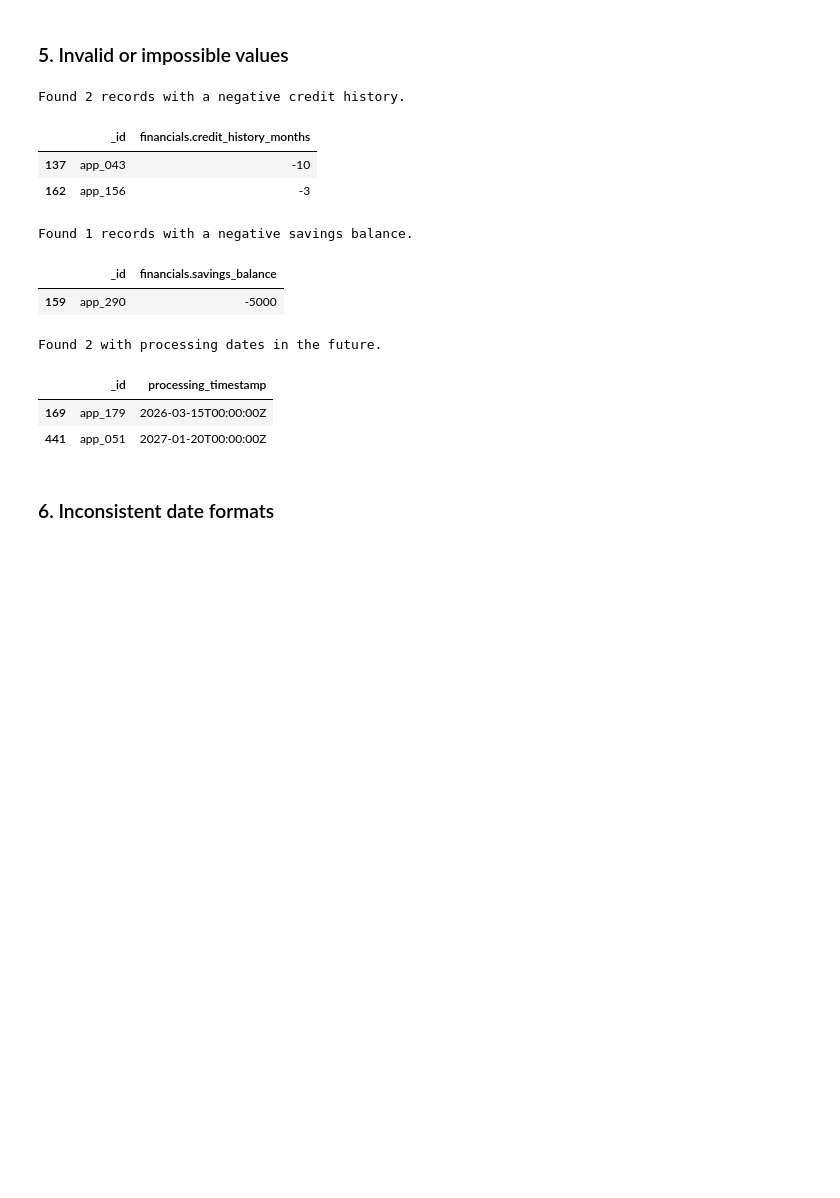
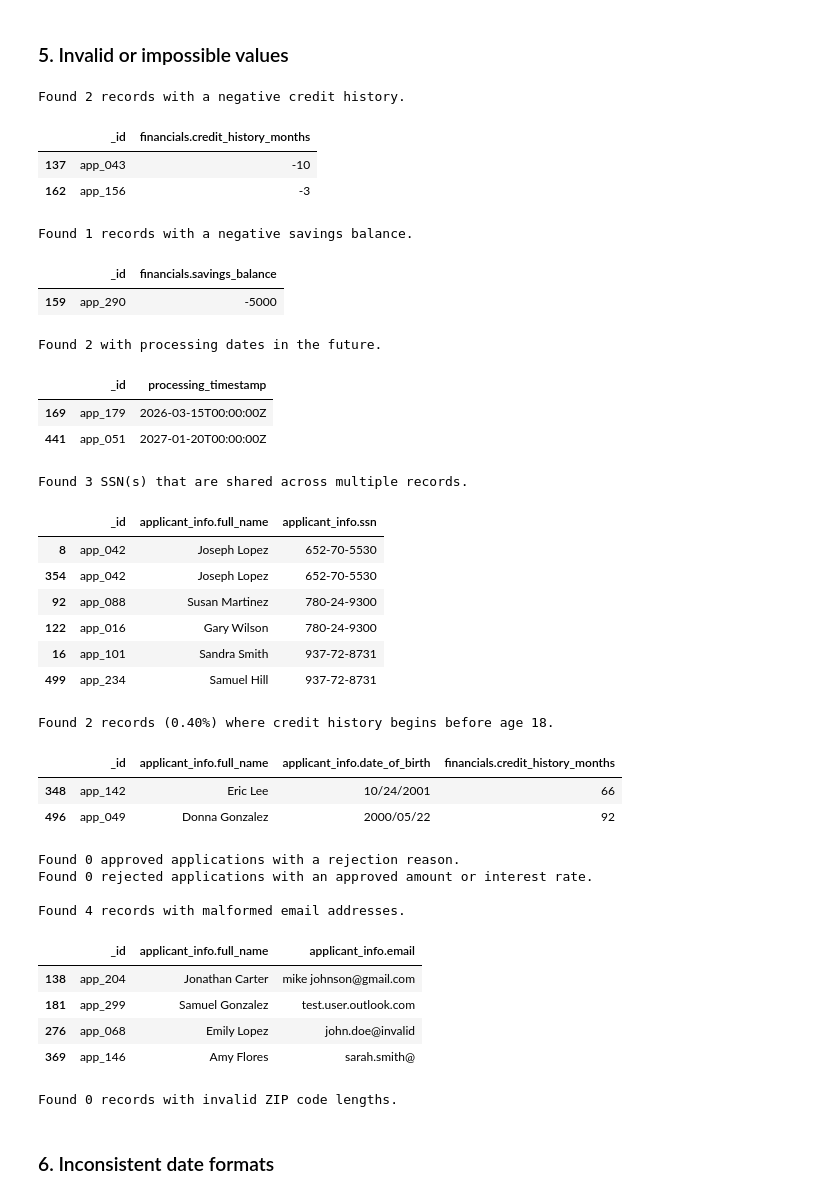
Before and after one commit to eveeichler/dego-project-team10, a Jupyter notebook: notebooks/01-data-quality.ipynb, the cells around one changed output. Drawn from its saved outputs; the diff is of its cells as text; code cells hidden in the pictures; blank space fills up the shorter version.

Commit message:
Refactor data quality notebook and clean credit applications CSV

```diff
--- a/notebooks/01-data-quality.ipynb
+++ b/notebooks/01-data-quality.ipynb
@@ -146,33 +146,109 @@ Name: count, dtype: int64
 negative_credit = df_clean[df_clean['financials.credit_history_months'] < 0]
 
 print(f"Found {len(negative_credit)} records with a negative credit history.")
 display(negative_credit[['_id', 'financials.credit_history_months']])
 
 # the savings balance cannot be negative
 negative_savings = df_clean[df_clean['financials.savings_balance'] < 0]
 
 print(f"Found {len(negative_savings)} records with a negative savings balance.")
 display(negative_savings[['_id', 'financials.savings_balance']])
 
 # the processing timestamp cannot be on the future
 parsed_timestamps = pd.to_datetime(df_clean['processing_timestamp'], errors='coerce')
 current_date = pd.Timestamp.now(tz='UTC')
 future_dates = df_clean[parsed_timestamps > current_date]
 
 print(f"Found {len(future_dates)} with processing dates in the future.")
 display(future_dates[['_id', 'processing_timestamp']])
+
+# the social security number should be an unique number for each entry/person
+ssn_counts = df_clean['applicant_info.ssn'].value_counts()
+duplicate_ssns = ssn_counts[ssn_counts > 1]
+
+if not duplicate_ssns.empty:
+    print(f"Found {len(duplicate_ssns)} SSN(s) that are shared across multiple records.")
+    shared_ssn_records = df_clean[df_clean['applicant_info.ssn'].isin(duplicate_ssns.index)]
+    display(shared_ssn_records[['_id', 'applicant_info.full_name', 'applicant_info.ssn']].sort_values(by='applicant_info.ssn'))
+
+# a person needs to be 18+ to ask for a credit
+dob_series = pd.to_datetime(df_clean['applicant_info.date_of_birth'], format='mixed', errors='coerce')
+
+age_in_2024 = 2024 - dob_series.dt.year
+credit_history_years = df_clean['financials.credit_history_months'] / 12
+age_at_credit_start = age_in_2024 - credit_history_years
+
+underage_credit_records = df_clean[age_at_credit_start < 18]
+
+underage_count = len(underage_credit_records)
+if underage_count > 0:
+    underage_pct = (underage_count / len(df_clean)) * 100
+    print(f"Found {underage_count} records ({underage_pct:.2f}%) where credit history begins before age 18.")
+    display(underage_credit_records[['_id', 'applicant_info.full_name', 'applicant_info.date_of_birth', 'financials.credit_history_months']].head())
+
+# an approved loan cannot have a rejection reason
+illogical_approvals = df_clean[(df_clean['decision.loan_approved'] == True) & (df_clean['decision.rejection_reason'].notnull())]
+
+illogical_rejections = df_clean[(df_clean['decision.loan_approved'] == False) &
+                                (df_clean['decision.approved_amount'].notnull() | df_clean['decision.interest_rate'].notnull())]
+
+print(f"Found {len(illogical_approvals)} approved applications with a rejection reason.")
+print(f"Found {len(illogical_rejections)} rejected applications with an approved amount or interest rate.")
+
+if not illogical_approvals.empty:
+    display(illogical_approvals[['_id', 'decision.loan_approved', 'decision.rejection_reason']])
+if not illogical_rejections.empty:
+    display(illogical_rejections[['_id', 'decision.loan_approved', 'decision.approved_amount', 'decision.interest_rate']])
+
+# malformed email addresses
+email_pattern = r'^[\w\.-]+@[\w\.-]+\.\w+$'
+invalid_emails = df_clean[~df_clean['applicant_info.email'].str.match(email_pattern, na=True)]
+
+print(f"\nFound {len(invalid_emails)} records with malformed email addresses.")
+if not invalid_emails.empty:
+    display(invalid_emails[['_id', 'applicant_info.full_name', 'applicant_info.email']])
+
+# ZIP code length assessment
+zip_strings = df_clean['applicant_info.zip_code'].astype(str)
+invalid_zips = df_clean[(zip_strings.str.len() != 5) & (df_clean['applicant_info.zip_code'].notnull())]
+
+print(f"Found {len(invalid_zips)} records with invalid ZIP code lengths.")
+if not invalid_zips.empty:
+    display(invalid_zips[['_id', 'applicant_info.zip_code']])
 # %% [output]
 Found 2 records with a negative credit history.
 |  | _id | financials.credit_history_months |
 | 137 | app_043 | -10 |
 | 162 | app_156 | -3 |
 Found 1 records with a negative savings balance.
 |  | _id | financials.savings_balance |
 | 159 | app_290 | -5000 |
 Found 2 with processing dates in the future.
 |  | _id | processing_timestamp |
 | 169 | app_179 | 2026-03-15T00:00:00Z |
 | 441 | app_051 | 2027-01-20T00:00:00Z |
+Found 3 SSN(s) that are shared across multiple records.
+|  | _id | applicant_info.full_name | applicant_info.ssn |
+| 8 | app_042 | Joseph Lopez | 652-70-5530 |
+| 354 | app_042 | Joseph Lopez | 652-70-5530 |
+| 92 | app_088 | Susan Martinez | 780-24-9300 |
+| 122 | app_016 | Gary Wilson | 780-24-9300 |
+| 16 | app_101 | Sandra Smith | 937-72-8731 |
+| 499 | app_234 | Samuel Hill | 937-72-8731 |
+Found 2 records (0.40%) where credit history begins before age 18.
+|  | _id | applicant_info.full_name | applicant_info.date_of_birth | financials.credit_history_months |
+| 348 | app_142 | Eric Lee | 10/24/2001 | 66 |
+| 496 | app_049 | Donna Gonzalez | 2000/05/22 | 92 |
+Found 0 approved applications with a rejection reason.
+Found 0 rejected applications with an approved amount or interest rate.
+
+Found 4 records with malformed email addresses.
+|  | _id | applicant_info.full_name | applicant_info.email |
+| 138 | app_204 | Jonathan Carter | mike johnson@gmail.com |
+| 181 | app_299 | Samuel Gonzalez | test.user.outlook.com |
+| 276 | app_068 | Emily Lopez | john.doe@invalid |
+| 369 | app_146 | Amy Flores | sarah.smith@ |
+Found 0 records with invalid ZIP code lengths.
 # %% [markdown]
 ### 6. Inconsistent date formats
 # %%
```
Also changed, not shown: parts of 1 cell of this notebook, 1 other file.
